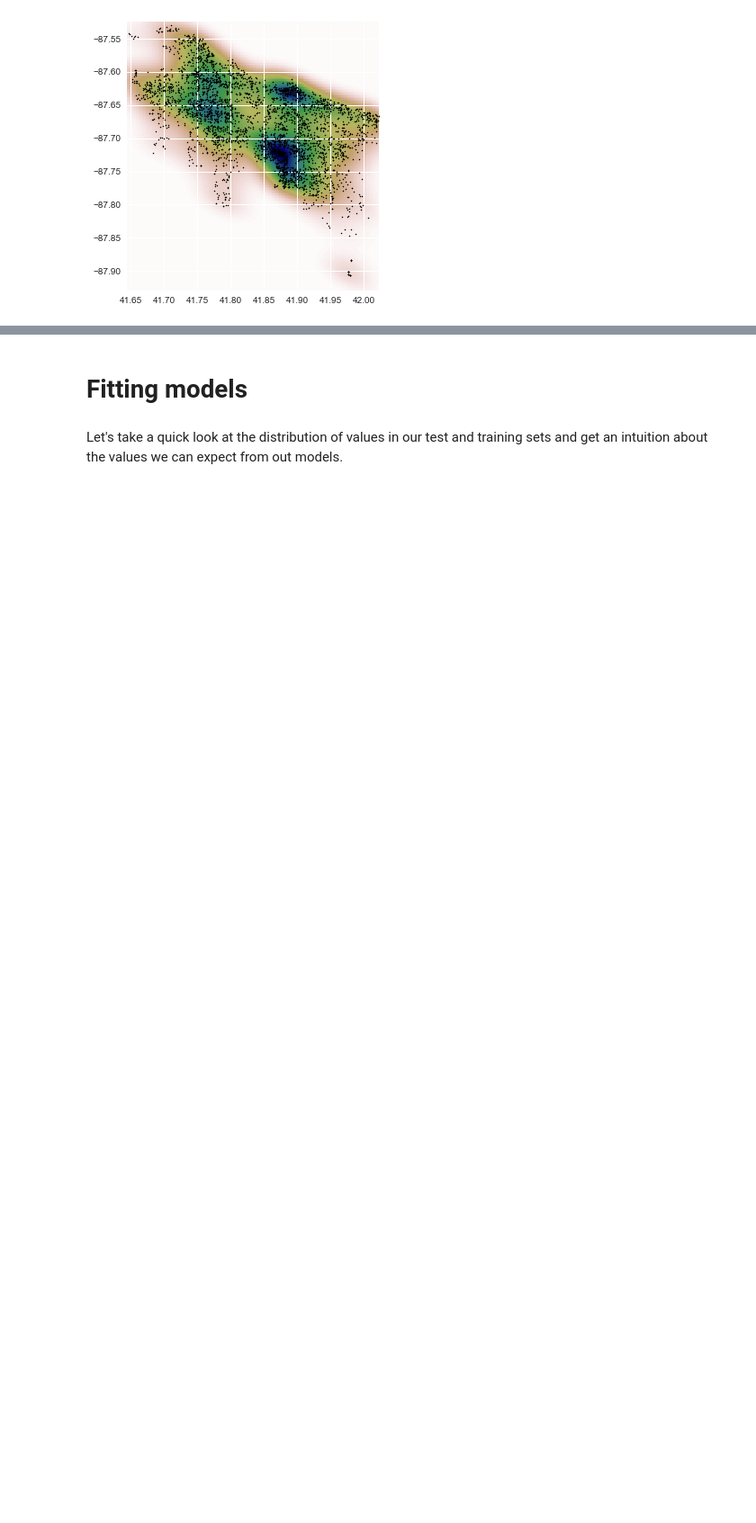
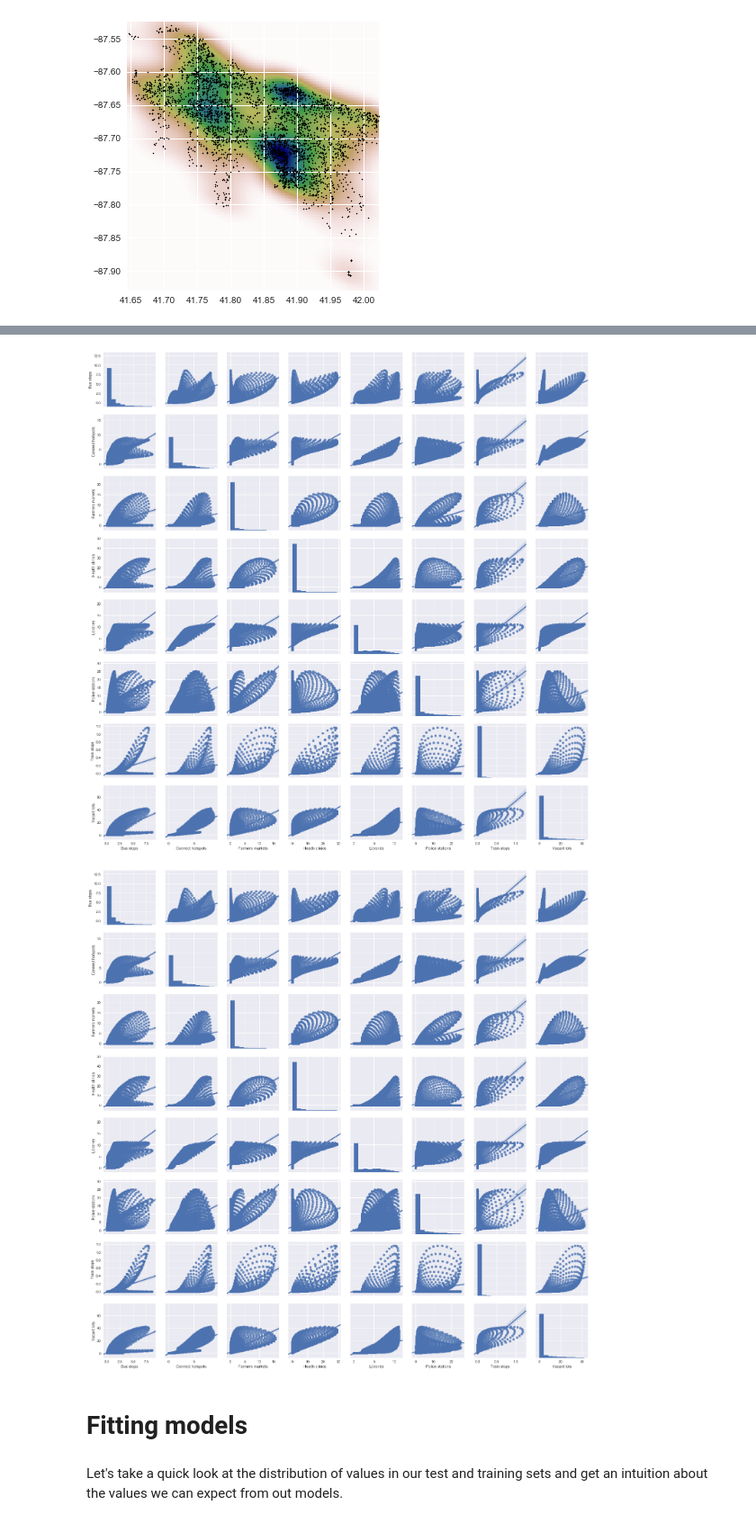
Before and after one commit to bennettjs/springboard, a Jupyter notebook: ChicagoCrime/ML and models.ipynb, the cells around one changed output, grey strips where cells are left out. Shown at 90% size. Cells and saved outputs as stored; diff of their text form; code cells hidden in the pictures; blank space fills up the shorter version.

```diff
--- a/ChicagoCrime/ML and models.ipynb
+++ b/ChicagoCrime/ML and models.ipynb
@@ -182,3 +177,10 @@ multi colinearity.
+# %%
+# Only looking at first 10k points to speed up the regressions
+g = sns.pairplot(grid_df[:5000], kind="reg")
+plt.show(g)
+# %% [output]
+[figure, added]
+[figure, added]
 # %% [markdown]
 # Fitting models
 # %%
```
Also changed, not shown: parts of 31 cells of this notebook.
